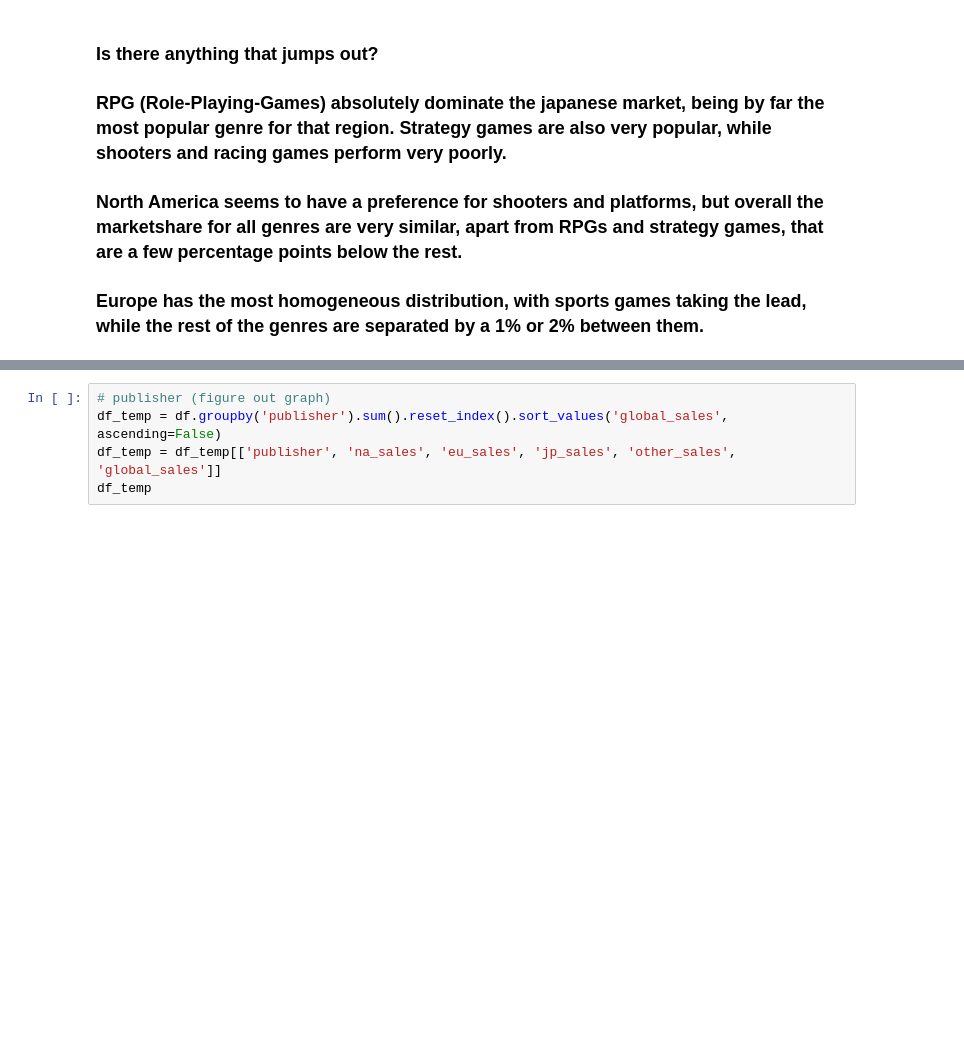
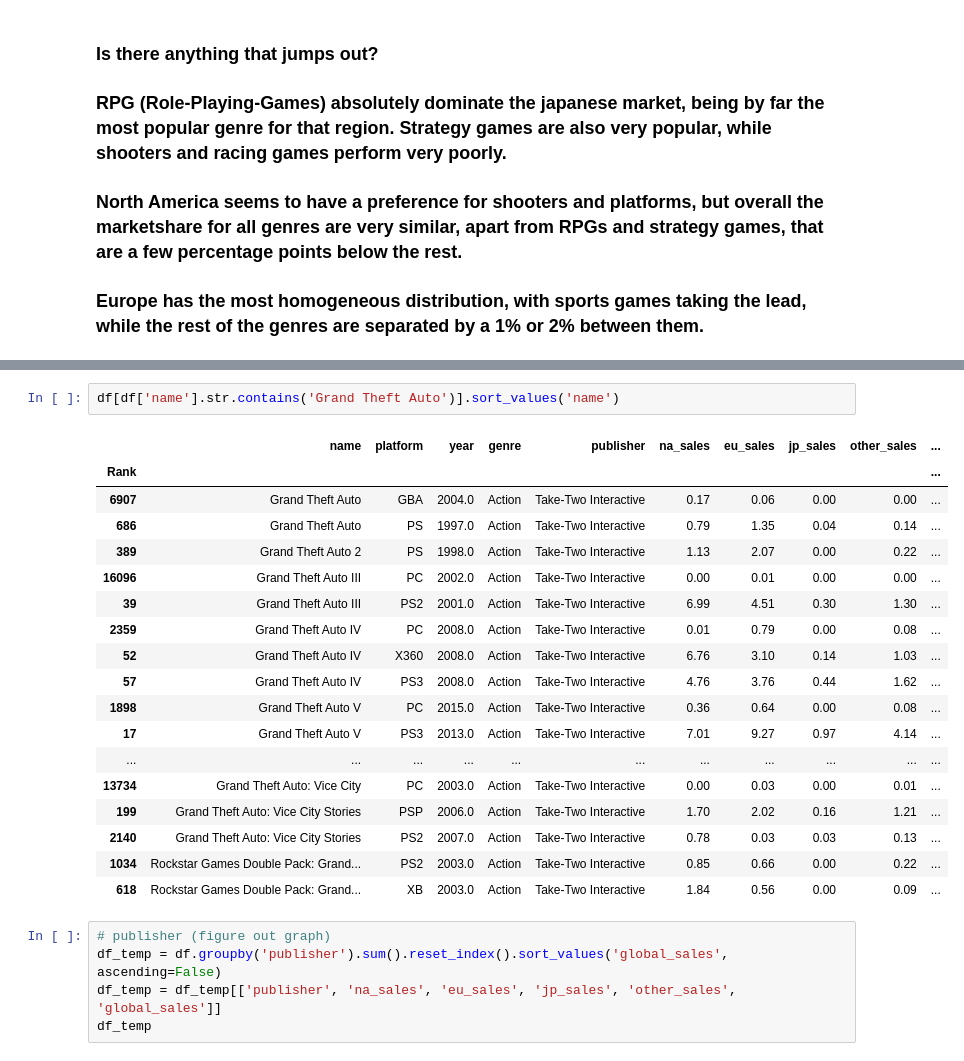
Before and after one commit to 3kleo/Video-Game-Sales-Analysis, a Jupyter notebook: notebook.ipynb, the cells around one changed output, grey strips where cells are left out. Cells and saved outputs as stored; diff of their text form; blank space fills up the shorter version.

```diff
--- a/notebook.ipynb
+++ b/notebook.ipynb
@@ -405,3 +410,24 @@ Name: platform, Length: 11493, dtype: int64
+# %%
+df[df['name'].str.contains('Grand Theft Auto')].sort_values('name')
+# %% [output]
+|  | name | platform | year | genre | publisher | na_sales | eu_sales | jp_sales | other_sales | ... |
+| Rank |  |  |  |  |  |  |  |  |  | ... |
+| 6907 | Grand Theft Auto | GBA | 2004.0 | Action | Take-Two Interactive | 0.17 | 0.06 | 0.00 | 0.00 | ... |
+| 686 | Grand Theft Auto | PS | 1997.0 | Action | Take-Two Interactive | 0.79 | 1.35 | 0.04 | 0.14 | ... |
+| 389 | Grand Theft Auto 2 | PS | 1998.0 | Action | Take-Two Interactive | 1.13 | 2.07 | 0.00 | 0.22 | ... |
+| 16096 | Grand Theft Auto III | PC | 2002.0 | Action | Take-Two Interactive | 0.00 | 0.01 | 0.00 | 0.00 | ... |
+| 39 | Grand Theft Auto III | PS2 | 2001.0 | Action | Take-Two Interactive | 6.99 | 4.51 | 0.30 | 1.30 | ... |
+| 2359 | Grand Theft Auto IV | PC | 2008.0 | Action | Take-Two Interactive | 0.01 | 0.79 | 0.00 | 0.08 | ... |
+| 52 | Grand Theft Auto IV | X360 | 2008.0 | Action | Take-Two Interactive | 6.76 | 3.10 | 0.14 | 1.03 | ... |
+| 57 | Grand Theft Auto IV | PS3 | 2008.0 | Action | Take-Two Interactive | 4.76 | 3.76 | 0.44 | 1.62 | ... |
+| 1898 | Grand Theft Auto V | PC | 2015.0 | Action | Take-Two Interactive | 0.36 | 0.64 | 0.00 | 0.08 | ... |
+| 17 | Grand Theft Auto V | PS3 | 2013.0 | Action | Take-Two Interactive | 7.01 | 9.27 | 0.97 | 4.14 | ... |
+| ... | ... | ... | ... | ... | ... | ... | ... | ... | ... | ... |
+| 13734 | Grand Theft Auto: Vice City | PC | 2003.0 | Action | Take-Two Interactive | 0.00 | 0.03 | 0.00 | 0.01 | ... |
+| 199 | Grand Theft Auto: Vice City Stories | PSP | 2006.0 | Action | Take-Two Interactive | 1.70 | 2.02 | 0.16 | 1.21 | ... |
+| 2140 | Grand Theft Auto: Vice City Stories | PS2 | 2007.0 | Action | Take-Two Interactive | 0.78 | 0.03 | 0.03 | 0.13 | ... |
+| 1034 | Rockstar Games Double Pack: Grand... | PS2 | 2003.0 | Action | Take-Two Interactive | 0.85 | 0.66 | 0.00 | 0.22 | ... |
+| 618 | Rockstar Games Double Pack: Grand... | XB | 2003.0 | Action | Take-Two Interactive | 1.84 | 0.56 | 0.00 | 0.09 | ... |
 # %%
 # publisher (figure out graph)
 df_temp = df.groupby('publisher').sum().reset_index().sort_values('global_sales', ascending=False)
```
Also changed, not shown: parts of 18 cells of this notebook.
